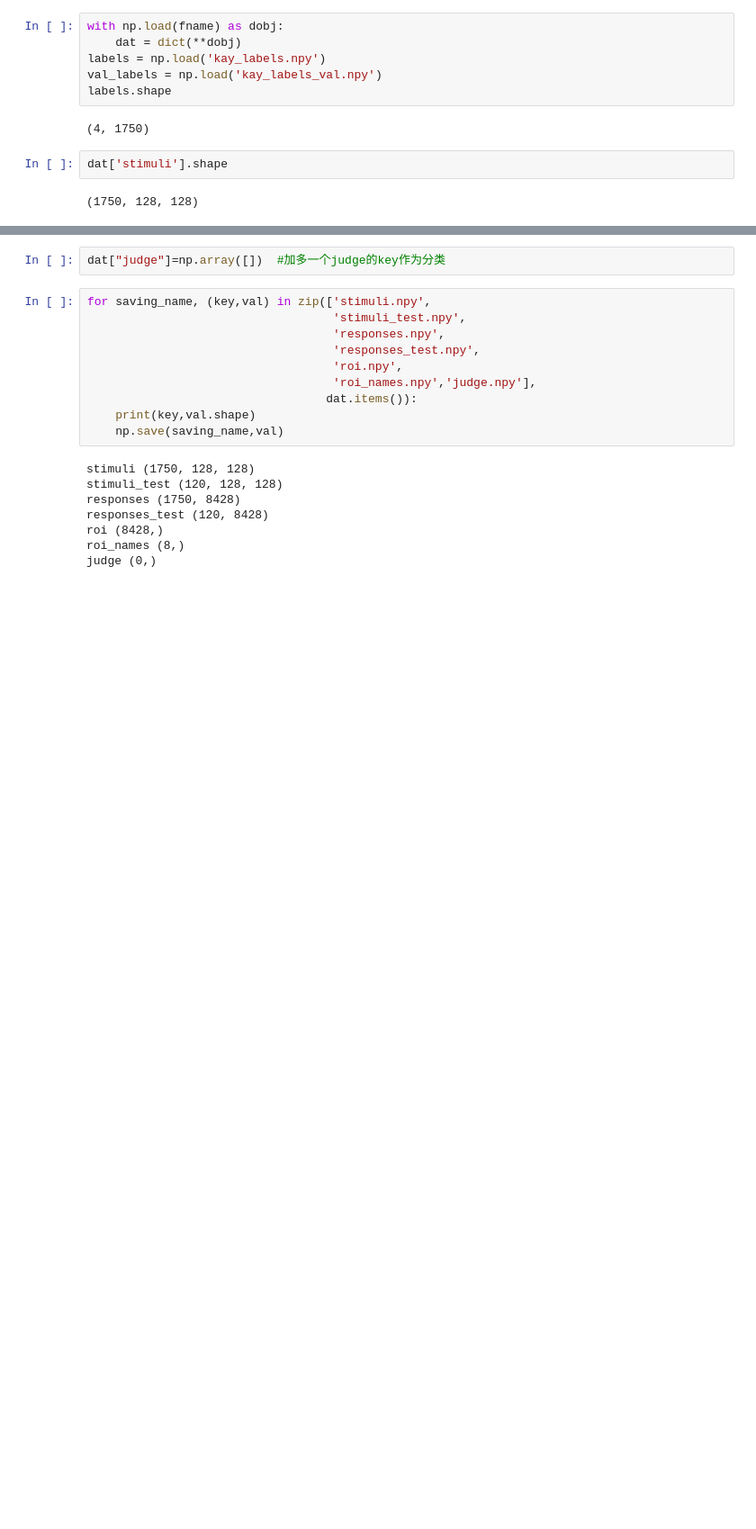
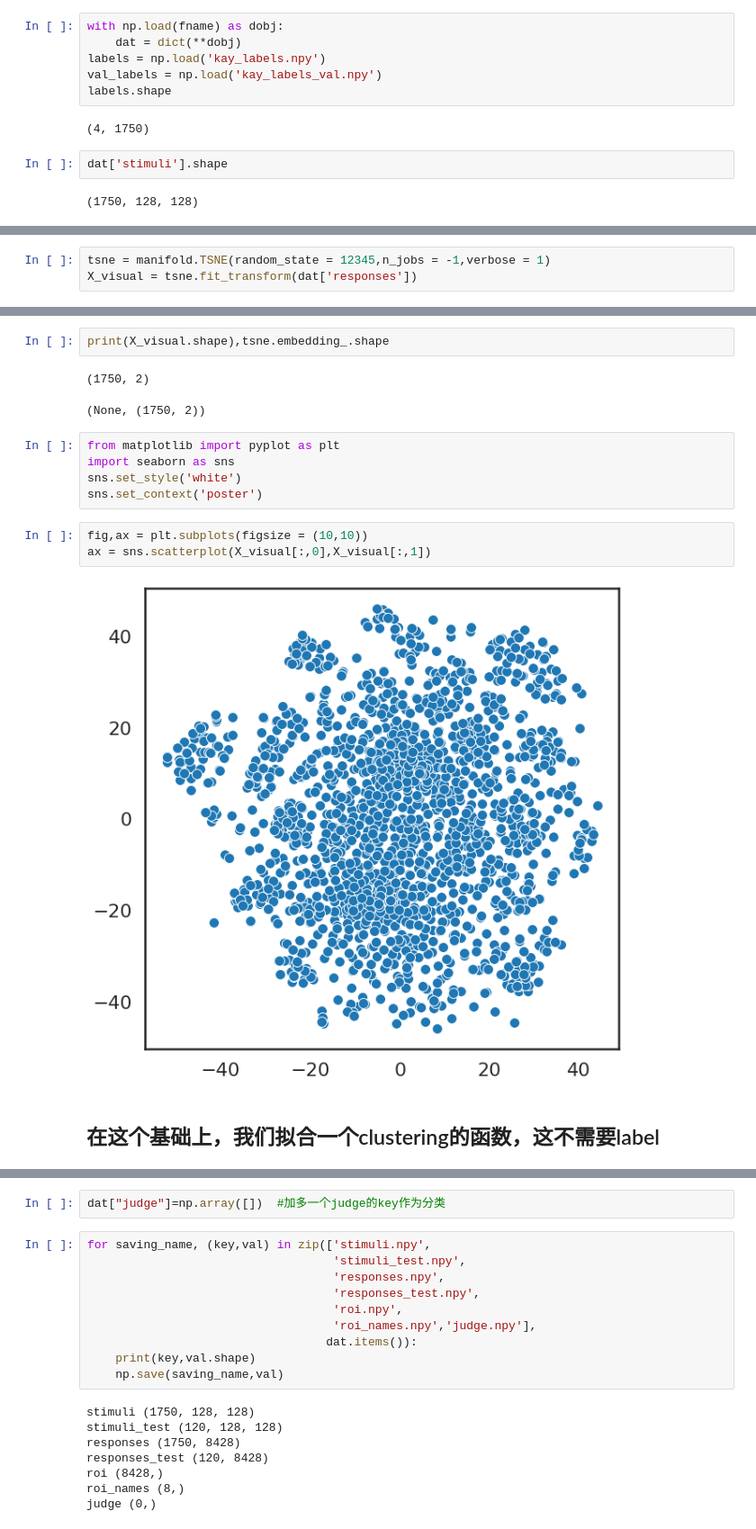
Before and after one commit to colaquafina/Roller-King, a Jupyter notebook: Roller_King.ipynb, the cells around one changed output, grey strips where cells are left out. Shown at 90% size. Drawn from its saved outputs; the diff is of its cells as text; blank space fills up the shorter version.

```diff
--- a/Roller_King.ipynb
+++ b/Roller_King.ipynb
@@ -30,0 +37,3 @@ dat['stimuli'].shape
+# %%
+tsne = manifold.TSNE(random_state = 12345,n_jobs = -1,verbose = 1)
+X_visual = tsne.fit_transform(dat['responses'])
@@ -30,0 +49,17 @@ dat['stimuli'].shape
+# %%
+print(X_visual.shape),tsne.embedding_.shape
+# %% [output]
+(1750, 2)
+(None, (1750, 2))
+# %%
+from matplotlib import pyplot as plt
+import seaborn as sns
+sns.set_style('white')
+sns.set_context('poster')
+# %%
+fig,ax = plt.subplots(figsize = (10,10))
+ax = sns.scatterplot(X_visual[:,0],X_visual[:,1])
+# %% [output]
+[figure, added]
+# %% [markdown]
+## 在这个基础上，我们拟合一个clustering的函数，这不需要label
```
Also changed, not shown: parts of 7 cells of this notebook.
